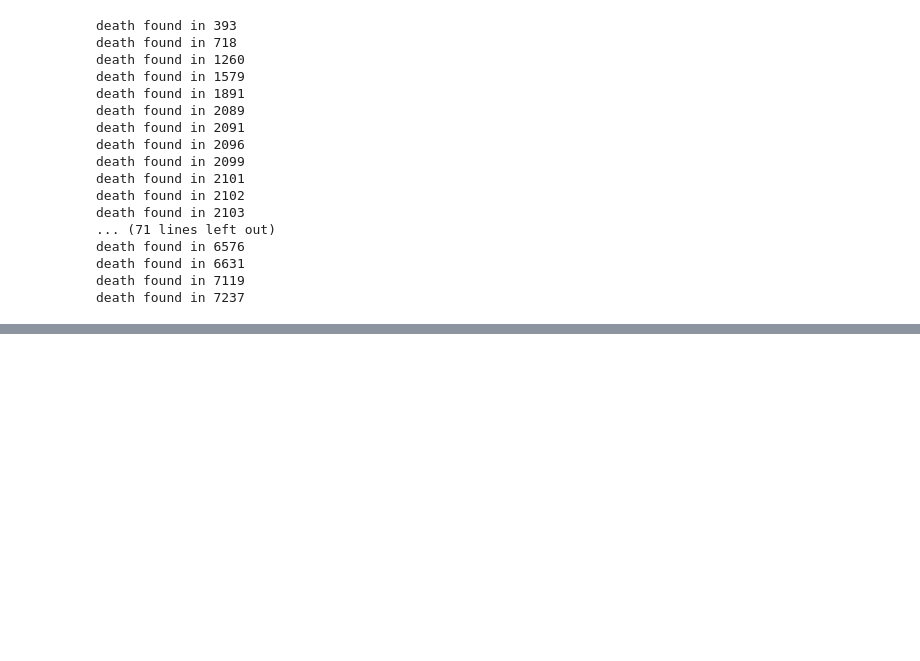
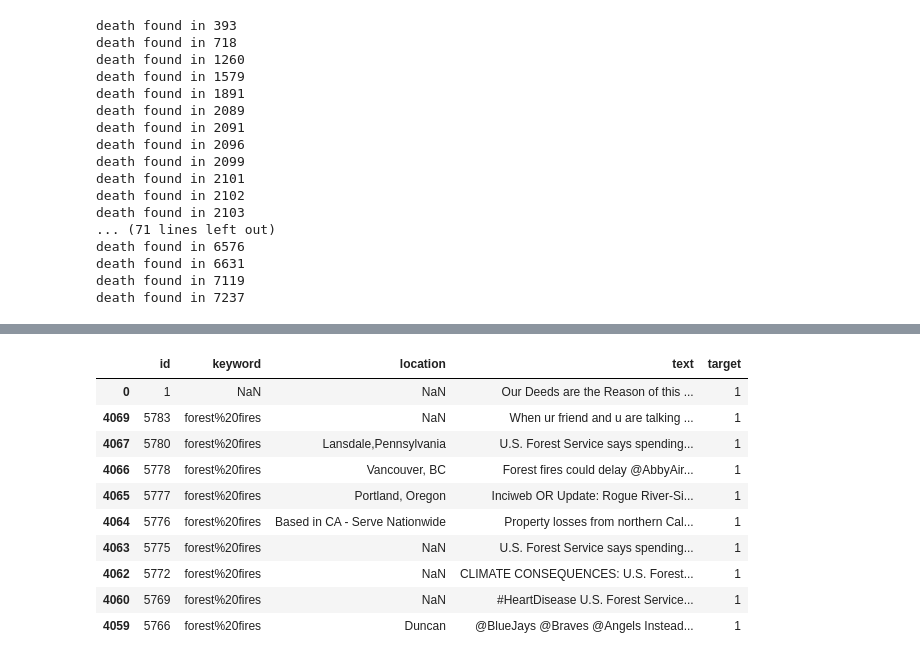
Before and after one commit to p3p31v/NLP-with-Disaster-Tweets, a Jupyter notebook: NLP.ipynb, the cells around one changed output, grey strips where cells are left out. Drawn from its saved outputs; the diff is of its cells as text; code cells hidden in the pictures; blank space fills up the shorter version.

```diff
--- a/NLP.ipynb
+++ b/NLP.ipynb
@@ -82,0 +95,16 @@ death found in 7237
+# %%
+df_train.sort_values(by="target", ascending=False, inplace=True)
+# %%
+df_train.head(10)
+# %% [output]
+|  | id | keyword | location | text | target |
+| 0 | 1 | NaN | NaN | Our Deeds are the Reason of this ... | 1 |
+| 4069 | 5783 | forest%20fires | NaN | When ur friend and u are talking ... | 1 |
+| 4067 | 5780 | forest%20fires | Lansdale,Pennsylvania | U.S. Forest Service says spending... | 1 |
+| 4066 | 5778 | forest%20fires | Vancouver, BC | Forest fires could delay @AbbyAir... | 1 |
+| 4065 | 5777 | forest%20fires | Portland, Oregon | Inciweb OR Update: Rogue River-Si... | 1 |
+| 4064 | 5776 | forest%20fires | Based in CA - Serve Nationwide | Property losses from northern Cal... | 1 |
+| 4063 | 5775 | forest%20fires | NaN | U.S. Forest Service says spending... | 1 |
+| 4062 | 5772 | forest%20fires | NaN | CLIMATE CONSEQUENCES: U.S. Forest... | 1 |
+| 4060 | 5769 | forest%20fires | NaN | #HeartDisease U.S. Forest Service... | 1 |
+| 4059 | 5766 | forest%20fires | Duncan | @BlueJays @Braves @Angels Instead... | 1 |
```
Also changed, not shown: parts of 1 cell of this notebook.
